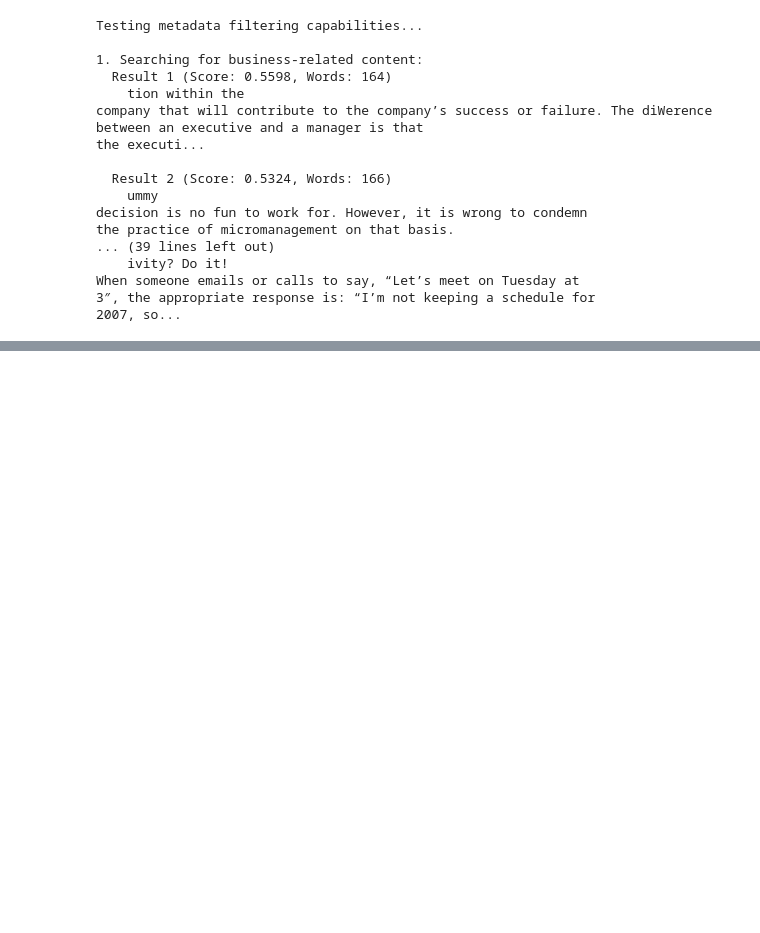
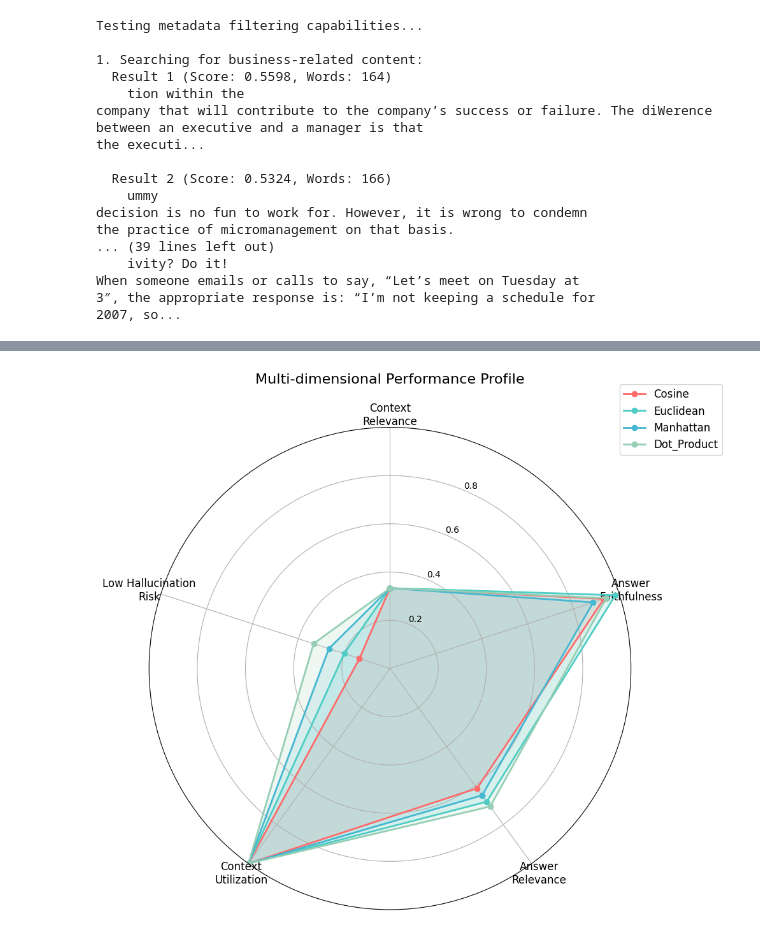
Before and after one commit to okahwaji-tech/AIE7, a Jupyter notebook: 02_Embeddings_and_RAG/Pythonic_RAG_Assignment.ipynb, the cells around one changed output, grey strips where cells are left out. Saved outputs shown, nothing was run; the diff lists cells and outputs as text; code cells hidden in the pictures; blank space fills up the shorter version.

```diff
--- a/02_Embeddings_and_RAG/Pythonic_RAG_Assignment.ipynb
+++ b/02_Embeddings_and_RAG/Pythonic_RAG_Assignment.ipynb
@@ -1209,0 +1557,57 @@ This section presents a detailed analysis of the performance characteristics of
+# %%
+# Create Advanced Visualizations: Radar Chart
+import matplotlib.pyplot as plt
+from math import pi
+
+# Radar chart for multi-dimensional comparison
+fig, ax = plt.subplots(figsize=(10, 10), subplot_kw=dict(projection='polar'))
+
+# Prepare data
+categories = ['Context\nRelevance', 'Answer\nFaithfulness', 'Answer\nRelevance',
+              'Context\nUtilization', 'Low Hallucination\nRisk']
+num_vars = len(categories)
+
+# Create angles for radar chart
+angles = [n / float(num_vars) * 2 * pi for n in range(num_vars)]
+angles += angles[:1]
+
+# Plot data for each metric
+metrics_to_plot = ['cosine', 'euclidean', 'manhattan', 'dot_product']
+colors = ['#FF6B6B', '#4ECDC4', '#45B7D1', '#96CEB4']
+
+for idx, metric in enumerate(metrics_to_plot):
+    metric_data = df_comprehensive[df_comprehensive['metric'] == metric]
+
+    values = [
+        metric_data['context_relevance'].mean(),
+        metric_data['answer_faithfulness'].mean(),
+        metric_data['answer_relevance'].mean(),
+        metric_data['context_utilization'].mean(),
+        1 - (metric_data['hallucination_risk'].mean() / 3.0)  # Normalize and invert
+    ]
+    values += values[:1]
+
+    ax.plot(angles, values, 'o-', linewidth=2, label=metric.title(), color=colors[idx])
+    ax.fill(angles, values, alpha=0.15, color=colors[idx])
+
+# Fix axis to go in the right order and start at 12 o'clock
+ax.set_theta_offset(pi / 2)
+ax.set_theta_direction(-1)
+
+# Draw axis lines for each angle and label
+ax.set_xticks(angles[:-1])
+ax.set_xticklabels(categories, size=12)
+
+# Set y-axis limits and labels
+ax.set_ylim(0, 1)
+ax.set_yticks([0.2, 0.4, 0.6, 0.8])
+ax.set_yticklabels(['0.2', '0.4', '0.6', '0.8'], size=10)
+ax.grid(True)
+
+# Add legend
+plt.legend(loc='upper right', bbox_to_anchor=(1.2, 1.1), fontsize=12)
+plt.title('Multi-dimensional Performance Profile', size=16, y=1.08)
+plt.tight_layout()
+plt.show()
+# %% [output]
+[figure, added]
```
Also changed, not shown: parts of 29 cells of this notebook, 4 other files.
